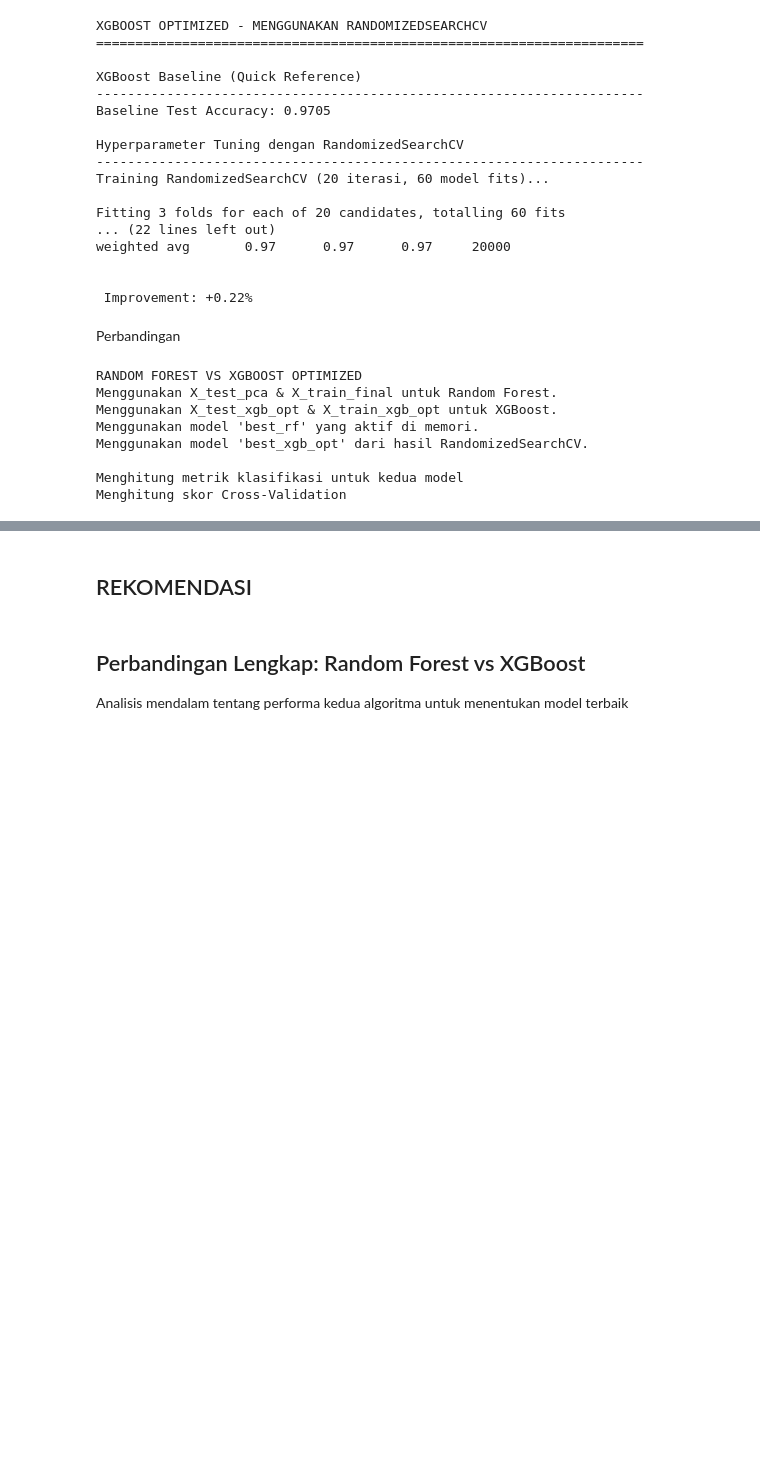
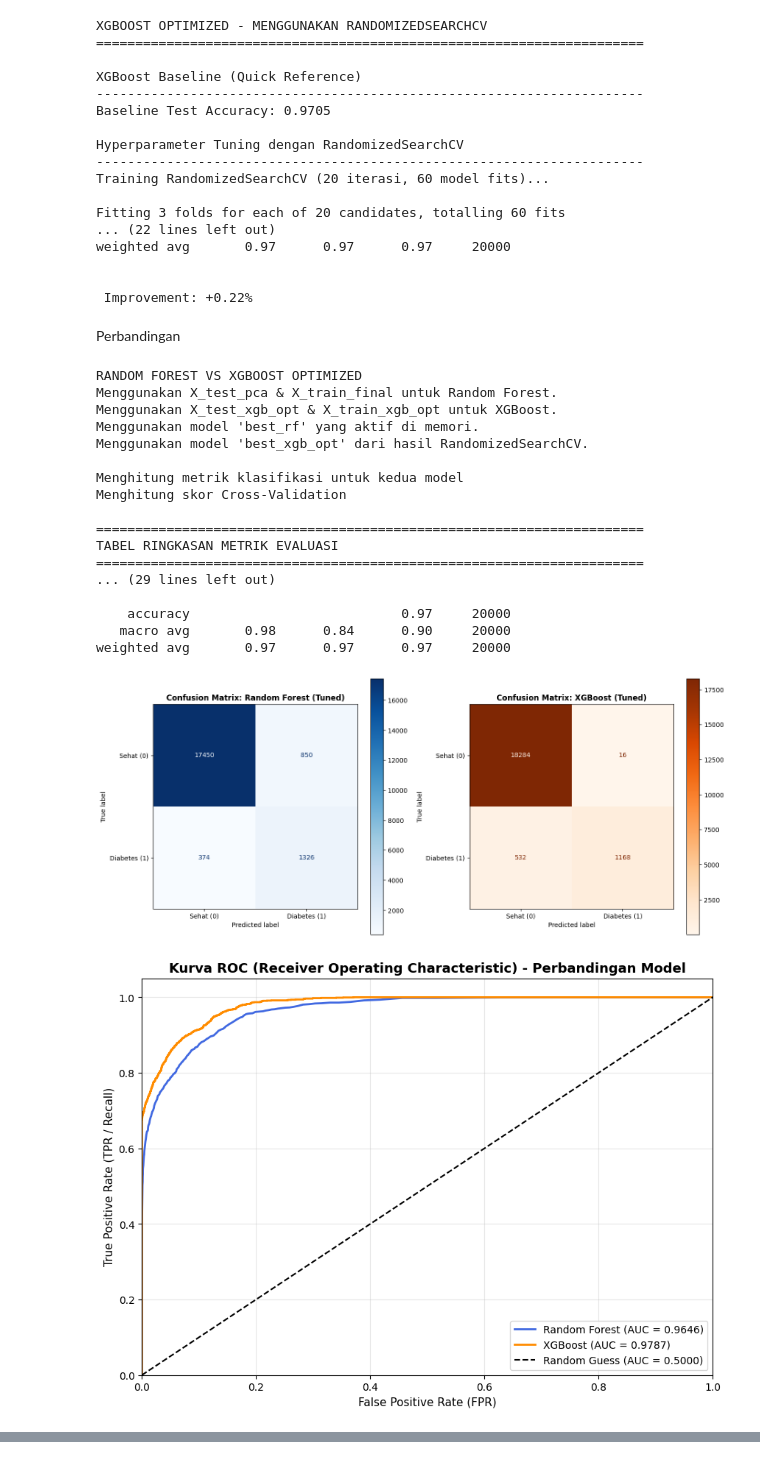
Before and after one commit to WhisnuAbraham/Projek_MachileLearning_Kelompok_10, a Jupyter notebook: diabetes_classification.ipynb, the cells around one changed output, grey strips where cells are left out. Saved outputs shown, nothing was run; the diff lists cells and outputs as text; code cells hidden in the pictures; blank space fills up the shorter version.

```diff
--- a/diabetes_classification.ipynb
+++ b/diabetes_classification.ipynb
@@ -924,16 +924,17 @@ weighted avg       0.97      0.97      0.97     20000
 # %% [markdown]
 Perbandingan
 # %%
-
 print("RANDOM FOREST VS XGBOOST OPTIMIZED")
 
+# Pastikan data tersedia
 try:
     X_train
     X_test
     y_train
     y_test
 except NameError:
-    raise NameError("Data X_train, X_test, y_train, atau y_test tidak ditemukan di environment. Pastikan sel preprocessing data telah dijalankan.")
+    raise NameError("Data X_train, X_test, y_train, atau y_test tidak ditemukan di environment. "
+                    "Pastikan sel preprocessing data telah dijalankan.")
 
 if 'X_selected_test' in globals() and 'X_selected_train' in globals():
     X_test_rf = X_selected_test
@@ -952,6 +953,7 @@ else:
     X_train_rf = X_train.copy()
     print("Menggunakan X_test & X_train asli untuk Random Forest.")
 
+# Pilih dataset untuk XGBoost
 if 'X_test_xgb_opt' in globals() and 'X_train_xgb_opt' in globals():
     X_test_xgb = X_test_xgb_opt
     X_train_xgb = X_train_xgb_opt
@@ -970,11 +972,12 @@ else:
     for file in rf_files:
         if os.path.exists(file):
             rf_model = joblib.load(file)
-            print(f" Model Random Forest di-load dari file: '{file}'")
+            print(f"Model Random Forest di-load dari file: '{file}'")
             break
     if rf_model is None:
         raise FileNotFoundError("Model Random Forest tidak ditemukan di memori RAM atau file lokal")
 
+# Load atau ambil model XGBoost
 if 'best_xgb_opt' in globals():
     xgb_model = best_xgb_opt
     print("Menggunakan model 'best_xgb_opt' dari hasil RandomizedSearchCV.")
@@ -995,7 +998,6 @@ else:
 
 print("\nMenghitung metrik klasifikasi untuk kedua model")
 
-# Prediksi Random Forest
 y_pred_rf = rf_model.predict(X_test_rf)
 y_prob_rf = rf_model.predict_proba(X_test_rf)[:, 1]
 acc_rf = accuracy_score(y_test, y_pred_rf)
@@ -1056,7 +1058,7 @@ comparison_df = pd.DataFrame(comparison_data)
 print("\n" + "="*70)
 print("TABEL RINGKASAN METRIK EVALUASI")
 print("="*70)
-display(comparison_df)
+print(comparison_df.to_string(index=False))
 
 print("\n" + "-"*70)
 print("CLASSIFICATION REPORT - RANDOM FOREST (TUNED)")
@@ -1068,8 +1070,7 @@ print("CLASSIFICATION REPORT - XGBOOST (TUNED)")
 print("-"*70)
 print(classification_report(y_test, y_pred_xgb))
 
-# Visualisasi
-# Plot Confusion Matrix
+# Visualisasi Confusion Matrix
 fig, axes = plt.subplots(1, 2, figsize=(14, 6))
 
 cm_rf = confusion_matrix(y_test, y_pred_rf)
@@ -1085,7 +1086,6 @@ axes[1].set_title('Confusion Matrix: XGBoost (Tuned)', fontsize=12, fontweight='
 plt.tight_layout()
 plt.show()
 
-# Plot Kurva Perbandingan ROC
 fpr_rf, tpr_rf, _ = roc_curve(y_test, y_prob_rf)
 fpr_xgb, tpr_xgb, _ = roc_curve(y_test, y_prob_xgb)
 
@@ -1112,36 +1112,42 @@ worse_model = "Random Forest" if best_model == "XGBoost" else "XGBoost"
 
 print(f"Akurasi Uji: XGBoost ({acc_xgb:.4f}) vs Random Forest ({acc_rf:.4f})")
 print(f"F1-Score   : XGBoost ({f1_xgb:.4f}) vs Random Forest ({f1_rf:.4f})")
 print(f"ROC AUC Score: XGBoost ({roc_xgb:.4f}) vs Random Forest ({roc_rf:.4f})")
 
 print(f"\nKESIMPULAN:")
 if best_model == "XGBoost":
     print(f"XGBoost (Tuned) merupakan model terbaik karena memiliki F1-score {diff_f1:.2f}% lebih tinggi dari Random Forest.")
     print("XGBoost menunjukkan recall yang sangat baik, yang krusial untuk deteksi dini penyakit diabetes agar meminimalkan false negatives.")
 else:
     print(f"Random Forest (Tuned) merupakan model terbaik karena memiliki F1-score {diff_f1:.2f}% lebih tinggi dari XGBoost.")
     print("Random Forest menunjukkan performa seimbang antara kelas Sehat dan Diabetes pada dataset ini.")
 
 try:
     if best_model == "XGBoost":
         xgb_model.save_model('xgboost_diabetes_tuned.json')
         print("\nModel terbaik (XGBoost) disimpan sebagai 'xgboost_diabetes_tuned.json'")
     else:
-
-
-
-
-
-    print(f"\nGagal menyimpan model terbaik: {e}")except Exception as e:        print("\nModel terbaik (Random Forest) disimpan sebagai 'random_forest_diabetes_tuned.pkl'")        joblib.dump(rf_model, 'random_forest_diabetes_tuned.pkl')        joblib.dump(rf_model, 'random_forest_diabetes_tuned.pkl')
+        joblib.dump(rf_model, 'random_forest_diabetes_tuned.pkl')
         print("\nModel terbaik (Random Forest) disimpan sebagai 'random_forest_diabetes_tuned.pkl'")
 except Exception as e:
     print(f"\nGagal menyimpan model terbaik: {e}")
 # %% [output]
 RANDOM FOREST VS XGBOOST OPTIMIZED
 Menggunakan X_test_pca & X_train_final untuk Random Forest.
 Menggunakan X_test_xgb_opt & X_train_xgb_opt untuk XGBoost.
 Menggunakan model 'best_rf' yang aktif di memori.
 Menggunakan model 'best_xgb_opt' dari hasil RandomizedSearchCV.
 
 Menghitung metrik klasifikasi untuk kedua model
 Menghitung skor Cross-Validation
+
+======================================================================
+TABEL RINGKASAN METRIK EVALUASI
+======================================================================
+... (29 lines left out)
+
+    accuracy                           0.97     20000
+   macro avg       0.98      0.84      0.90     20000
+weighted avg       0.97      0.97      0.97     20000
+[figure, added]
+[figure, added]
@@ -1149,2 +1163,0 @@ ValueError: Found input variables with inconsistent numbers of samples: [146400,
-# %% [markdown]
-## REKOMENDASI
@@ -1374,3 +1163,0 @@ print(f"\nRingkasan XGBoost: Ada perubahan akurasi sebesar {xgb_improvement:+.2f
-# %% [markdown]
-## Perbandingan Lengkap: Random Forest vs XGBoost
-Analisis mendalam tentang performa kedua algoritma untuk menentukan model terbaik
```
Also changed, not shown: parts of 11 cells of this notebook.
